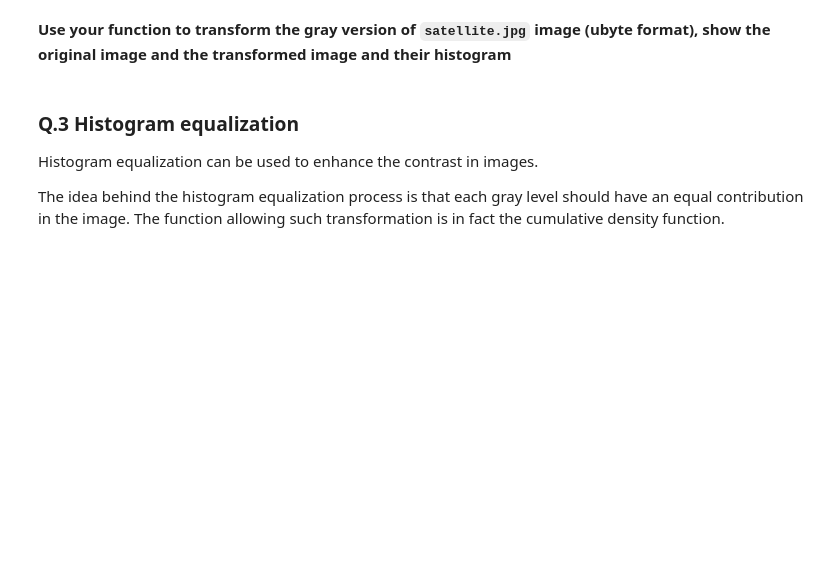
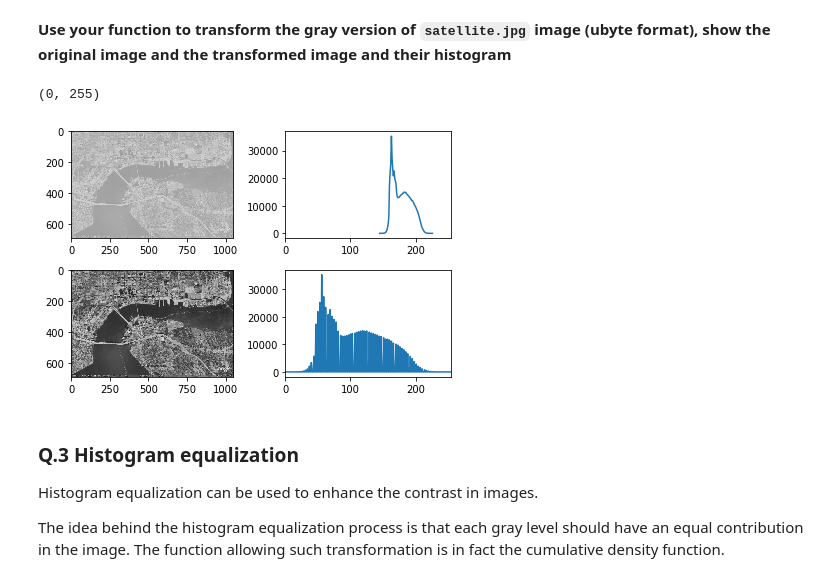
Before and after one commit to amjadkhan9686/B31XB-IIP-TP-1718, a Jupyter notebook: 2-image-enhancement/2-enhancement-supplementary.ipynb, the cells around one changed output. Cells and saved outputs as stored; diff of their text form; code cells hidden in the pictures; blank space fills up the shorter version.

```diff
--- a/2-image-enhancement/2-enhancement-supplementary.ipynb
+++ b/2-image-enhancement/2-enhancement-supplementary.ipynb
@@ -26,8 +35,39 @@ Pretty printing has been turned OFF
 **This function should accept the input image, calculates the minimum and maximum and rescales the intensities.**
 
 ** Return the image as uint8 **
+# %%
+def con_str(img, in_bound, out_bound = [0,255]):
+    a1,a2 = img.shape
+    for i in range(0,a1):
+        for j in range (0,a2):
+            img[i][j] = (img[i][j]- in_bound[0])*((out_bound[1] - out_bound[0])/(in_bound[1] - in_bound[0])) + out_bound[0]
+    return img_as_ubyte(img)
 # %% [markdown]
 **Use your function to transform the  gray version of `satellite.jpg` image (ubyte format), show the original image and the transformed image and their histogram**
+# %%
+satpath = "./images/satellite.jpg"
+sat1 = img_as_ubyte(io.imread(satpath, as_grey=True))
+sat2 = img_as_ubyte(io.imread(satpath, as_grey=True))
+
+sat2 = con_str(sat2, [numpy.amin(sat2), numpy.amax(sat2)],[0,255])
+
+plt.figure()
+plt.subplot(221)
+io.imshow(sat1)
+plt.subplot(222)
+exp = exposure.histogram(sat1)
+plt.plot(exp[1],exp[0])
+plt.xlim(0,255)
+
+plt.subplot(223)
+io.imshow(sat2)
+plt.subplot(224)
+exp = exposure.histogram(sat2)
+plt.plot(exp[1],exp[0])
+plt.xlim(0,255)
+# %% [output]
+(0, 255)
+[figure, added]
 # %% [markdown]
 ### Q.3 Histogram equalization
 Histogram equalization can be used to enhance the contrast in images.
```
Also changed, not shown: parts of 7 cells of this notebook, 1 other file.
